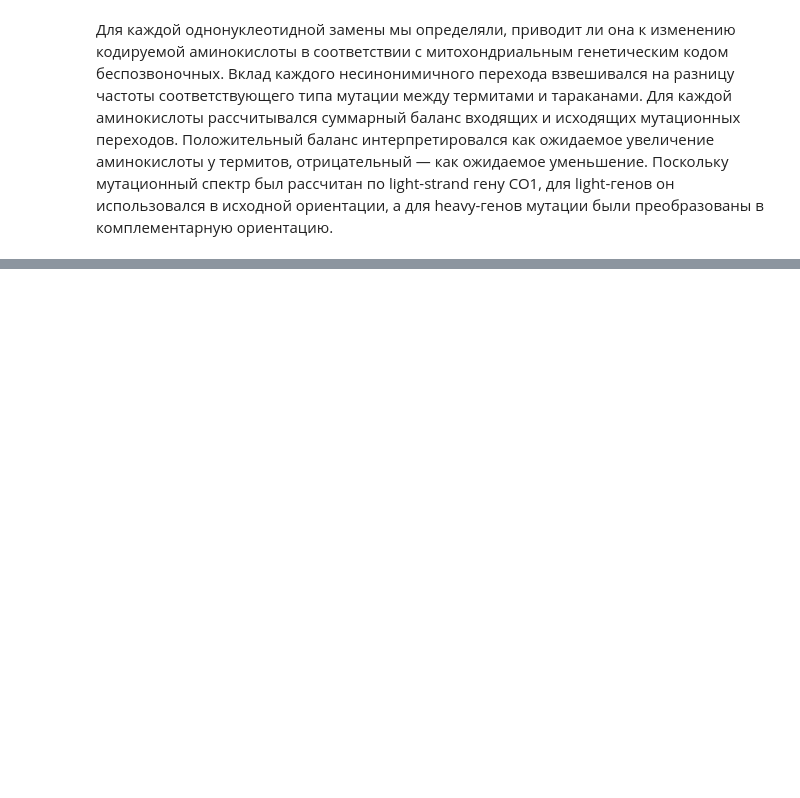
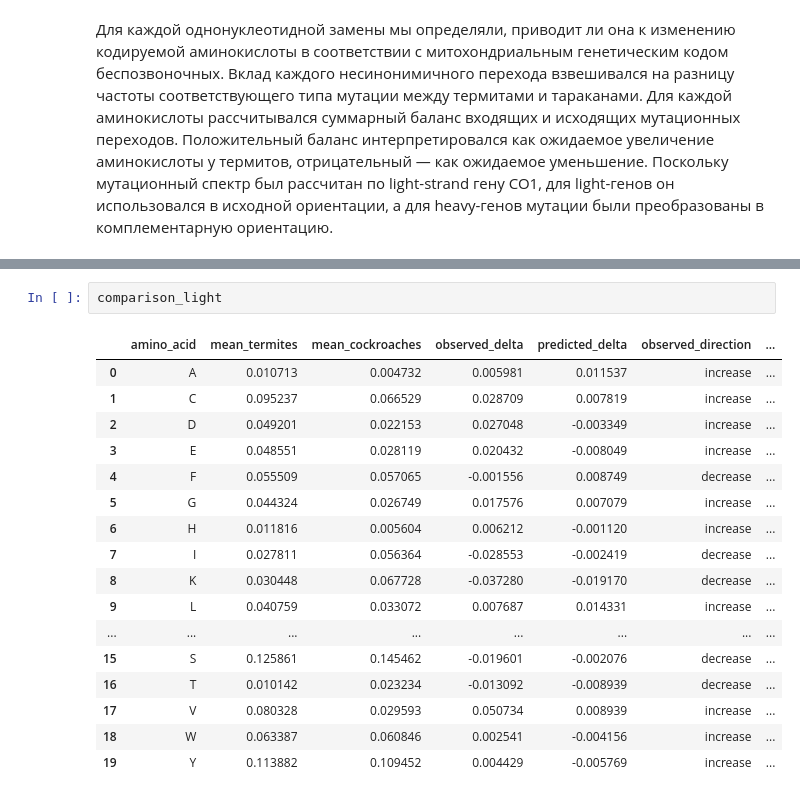
Before and after one commit to mitoclub/mutspec_insecta_paper, a Jupyter notebook: cod/aa_difference.ipynb, the cells around one changed output, grey strips where cells are left out. Drawn from its saved outputs; the diff is of its cells as text; blank space fills up the shorter version.

```diff
--- a/cod/aa_difference.ipynb
+++ b/cod/aa_difference.ipynb
@@ -1066,0 +1191,20 @@ aa_effect["E"] += contribution
+# %%
+comparison_light
+# %% [output]
+|  | amino_acid | mean_termites | mean_cockroaches | observed_delta | predicted_delta | observed_direction | ... |
+| 0 | A | 0.010713 | 0.004732 | 0.005981 | 0.011537 | increase | ... |
+| 1 | C | 0.095237 | 0.066529 | 0.028709 | 0.007819 | increase | ... |
+| 2 | D | 0.049201 | 0.022153 | 0.027048 | -0.003349 | increase | ... |
+| 3 | E | 0.048551 | 0.028119 | 0.020432 | -0.008049 | increase | ... |
+| 4 | F | 0.055509 | 0.057065 | -0.001556 | 0.008749 | decrease | ... |
+| 5 | G | 0.044324 | 0.026749 | 0.017576 | 0.007079 | increase | ... |
+| 6 | H | 0.011816 | 0.005604 | 0.006212 | -0.001120 | increase | ... |
+| 7 | I | 0.027811 | 0.056364 | -0.028553 | -0.002419 | decrease | ... |
+| 8 | K | 0.030448 | 0.067728 | -0.037280 | -0.019170 | decrease | ... |
+| 9 | L | 0.040759 | 0.033072 | 0.007687 | 0.014331 | increase | ... |
+| ... | ... | ... | ... | ... | ... | ... | ... |
+| 15 | S | 0.125861 | 0.145462 | -0.019601 | -0.002076 | decrease | ... |
+| 16 | T | 0.010142 | 0.023234 | -0.013092 | -0.008939 | decrease | ... |
+| 17 | V | 0.080328 | 0.029593 | 0.050734 | 0.008939 | increase | ... |
+| 18 | W | 0.063387 | 0.060846 | 0.002541 | -0.004156 | increase | ... |
+| 19 | Y | 0.113882 | 0.109452 | 0.004429 | -0.005769 | increase | ... |
```
Also changed, not shown: parts of 7 cells of this notebook.
